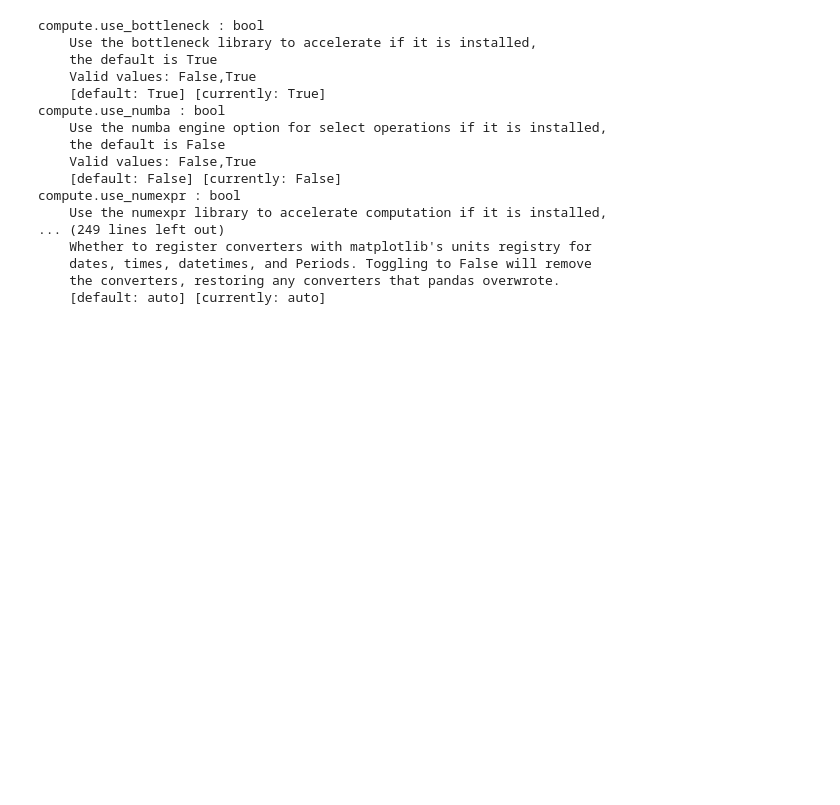
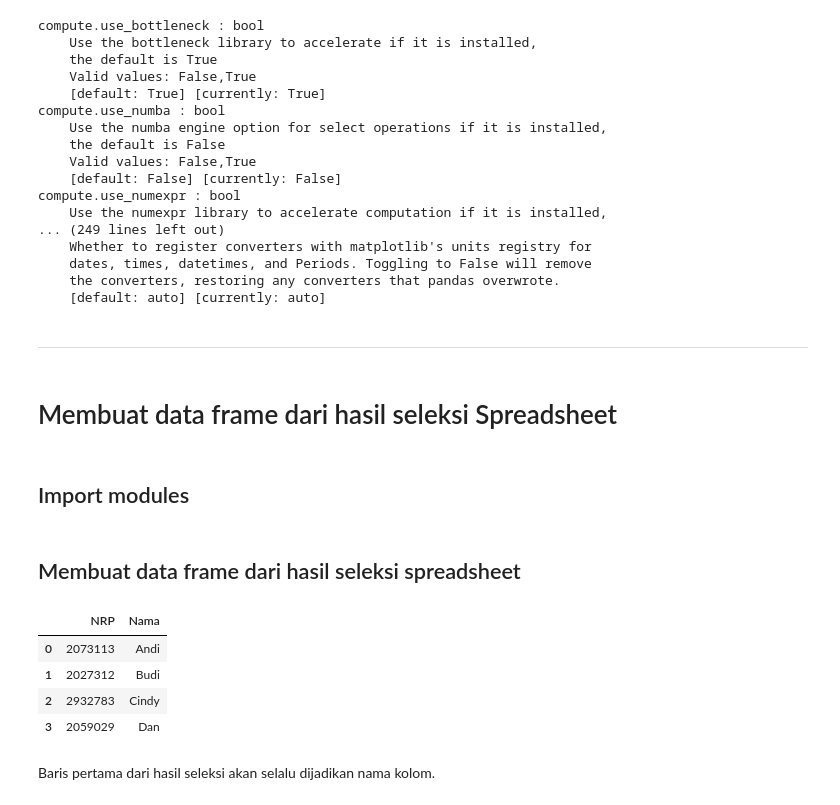
Before and after one commit to medievalgoose/pandas, a Jupyter notebook: Pandas-Week7.ipynb, the cells around one changed output. Drawn from its saved outputs; the diff is of its cells as text; code cells hidden in the pictures; blank space fills up the shorter version.

Commit message:
Menambahkan cara membuat data frame dari seleksi spreadsheet

```diff
--- a/Pandas-Week7.ipynb
+++ b/Pandas-Week7.ipynb
@@ -85,3 +85,9 @@ compute.use_numexpr : bool
     dates, times, datetimes, and Periods. Toggling to False will remove
     the converters, restoring any converters that pandas overwrote.
     [default: auto] [currently: auto]
+# %% [markdown]
+***
+# %% [markdown]
+# Membuat data frame dari hasil seleksi Spreadsheet
+# %% [markdown]
+## Import modules
@@ -87,0 +96,13 @@ compute.use_numexpr : bool
+# %% [markdown]
+## Membuat data frame dari hasil seleksi spreadsheet
+# %%
+df = pd.read_clipboard()
+df
+# %% [output]
+|  | NRP | Nama |
+| 0 | 2073113 | Andi |
+| 1 | 2027312 | Budi |
+| 2 | 2932783 | Cindy |
+| 3 | 2059029 | Dan |
+# %% [markdown]
+Baris pertama dari hasil seleksi akan selalu dijadikan nama kolom.
```
Also changed, not shown: parts of 1 cell of this notebook.
